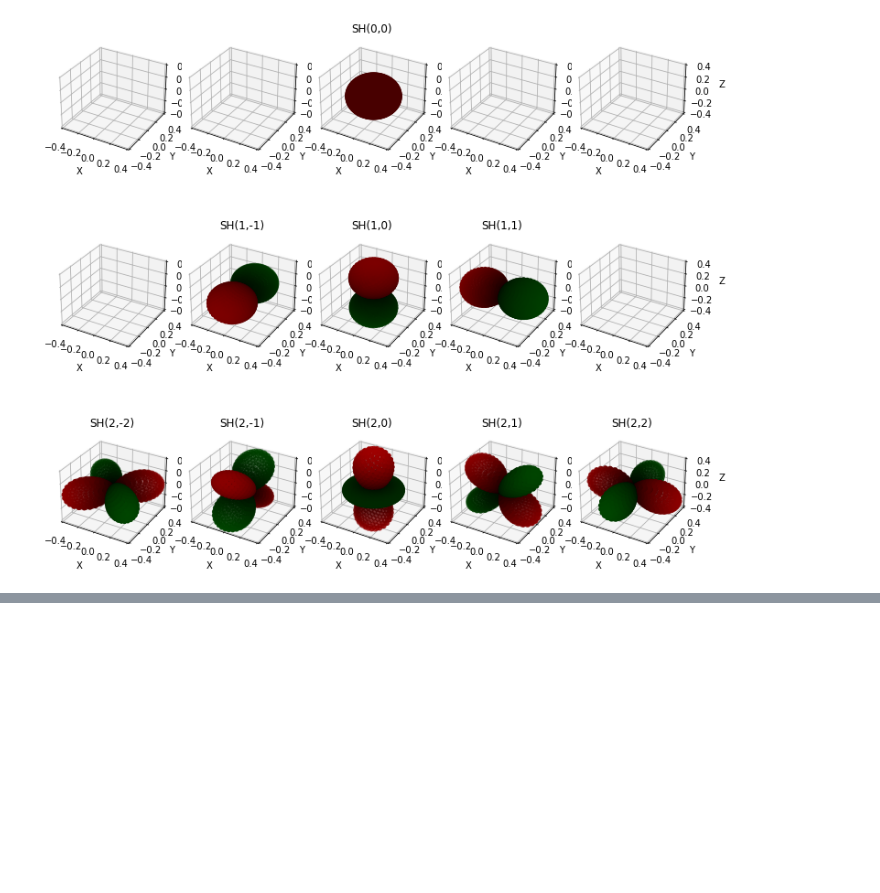
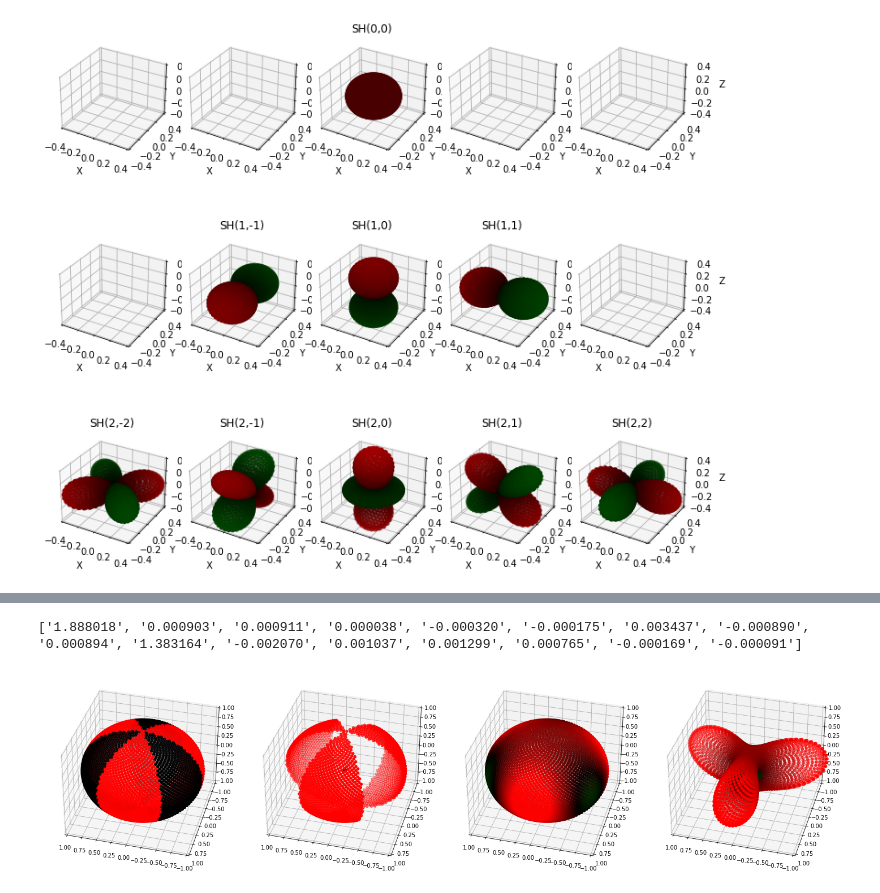
Before and after one commit to fancyzero/SphericalHarmonicNotebook, a Jupyter notebook: MyPrt.ipynb, the cells around one changed output, grey strips where cells are left out. Drawn from its saved outputs; the diff is of its cells as text; code cells hidden in the pictures; blank space fills up the shorter version.

Commit message:
killer one

```diff
--- a/MyPrt.ipynb
+++ b/MyPrt.ipynb
@@ -425,0 +385,33 @@ plotSphericalSamples(g, coords,axes[1,1])
+# %%
+#The Killer one
+#first we define a transfer funcion ( which just a occlusion map)
+def TransferFunc(theta, phi):
+    if ( sin(theta*3) > 0.1 ):
+        return 0
+    else:
+        return 1
+
+
+sourceFuncSamples = sampleSphericalFunction(TransferFunc, coords)
+transferFunc_coeffs = []
+for basis in SHbasis:
+    SHSamples = sampleSphericalFunction(basis,coords)
+    transferFunc_coeffs.append(np.dot(SHSamples, np.array(sourceFuncSamples)*factor))
+print(["%.6f" % elem for elem in transferFunc_coeffs])
+g = partial(reconstucted, transferFunc_coeffs, SHbasis)
+# show original function and compare with rebuilt from coeffs
+fig,axes = plt.subplots(nrows = 1, ncols = 4,figsize=[20, 10], subplot_kw=dict(projection="3d"))
+fig.tight_layout()
+for ax in axes:
+    ax.set_xlim3d(-1,1)
+    ax.set_ylim3d(-1,1)
+    ax.set_zlim3d(-1,1)
+    ax.view_init(35,45+60)
+
+plotSphericalSamples(TransferFunc, coords, axes[0], showSphere=True)
+plotSphericalSamples(TransferFunc, coords, axes[1])
+plotSphericalSamples(g, coords,axes[2], showSphere=True)
+plotSphericalSamples(g, coords,axes[3])
+# %% [output]
+['1.888018', '0.000903', '0.000911', '0.000038', '-0.000320', '-0.000175', '0.003437', '-0.000890', '0.000894', '1.383164', '-0.002070', '0.001037', '0.001299', '0.000765', '-0.000169', '-0.000091']
+[figure, added]
```
Also changed, not shown: parts of 8 cells of this notebook.
